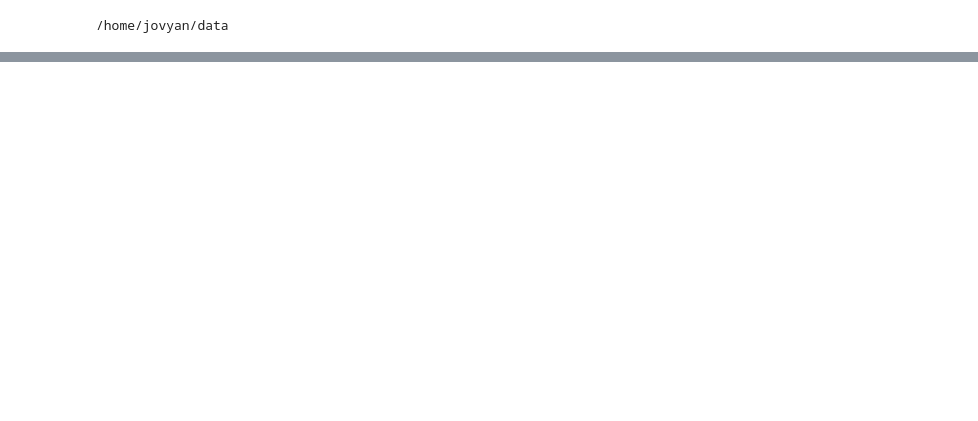
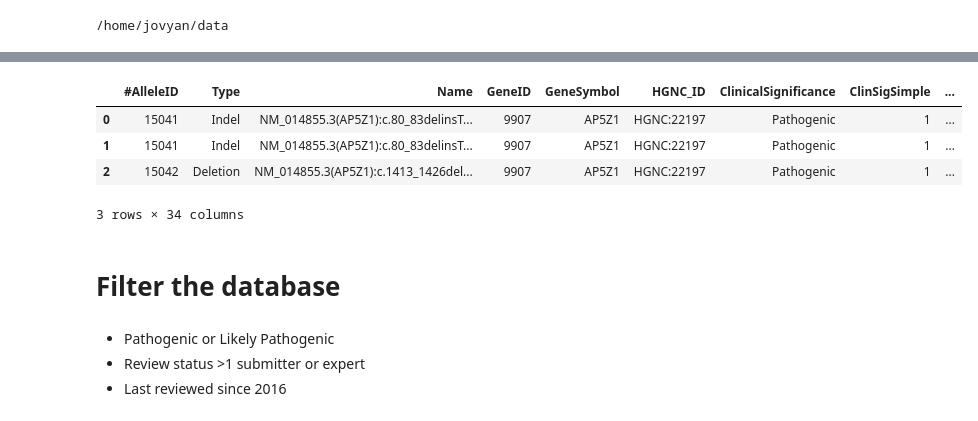
Before and after one commit to Teichlab/Developing_heart_atlas, a Jupyter notebook: disease_analysis/monogenic/pt3_ClinVar_prepare_table_of_phenotypes.ipynb, the cells around one changed output, grey strips where cells are left out. Saved outputs shown, nothing was run; the diff lists cells and outputs as text; code cells hidden in the pictures; blank space fills up the shorter version.

```diff
--- a/disease_analysis/monogenic/pt3_ClinVar_prepare_table_of_phenotypes.ipynb
+++ b/disease_analysis/monogenic/pt3_ClinVar_prepare_table_of_phenotypes.ipynb
@@ -18,0 +69,14 @@ urllib.request.urlretrieve('https://ftp.ncbi.nlm.nih.gov/pub/clinvar/tab_delimit
+# %%
+clinvar_summary_df.head(3)
+# %% [output]
+|  | #AlleleID | Type | Name | GeneID | GeneSymbol | HGNC_ID | ClinicalSignificance | ClinSigSimple | ... |
+| 0 | 15041 | Indel | NM_014855.3(AP5Z1):c.80_83delinsT... | 9907 | AP5Z1 | HGNC:22197 | Pathogenic | 1 | ... |
+| 1 | 15041 | Indel | NM_014855.3(AP5Z1):c.80_83delinsT... | 9907 | AP5Z1 | HGNC:22197 | Pathogenic | 1 | ... |
+| 2 | 15042 | Deletion | NM_014855.3(AP5Z1):c.1413_1426del... | 9907 | AP5Z1 | HGNC:22197 | Pathogenic | 1 | ... |
+3 rows × 34 columns
+# %% [markdown]
+# Filter the database
+# %% [markdown]
+- Pathogenic or Likely Pathogenic
+- Review status >1 submitter or expert
+- Last reviewed since 2016
```
Also changed, not shown: parts of 33 cells of this notebook, 1 other file.
